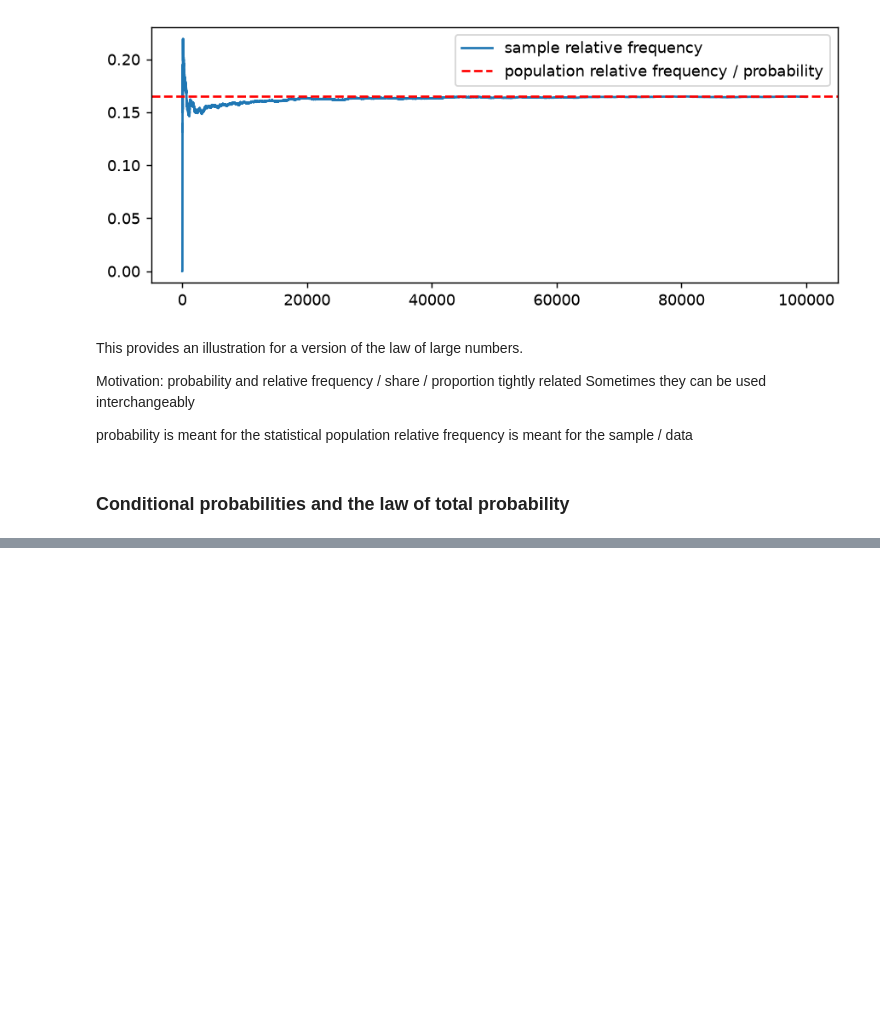
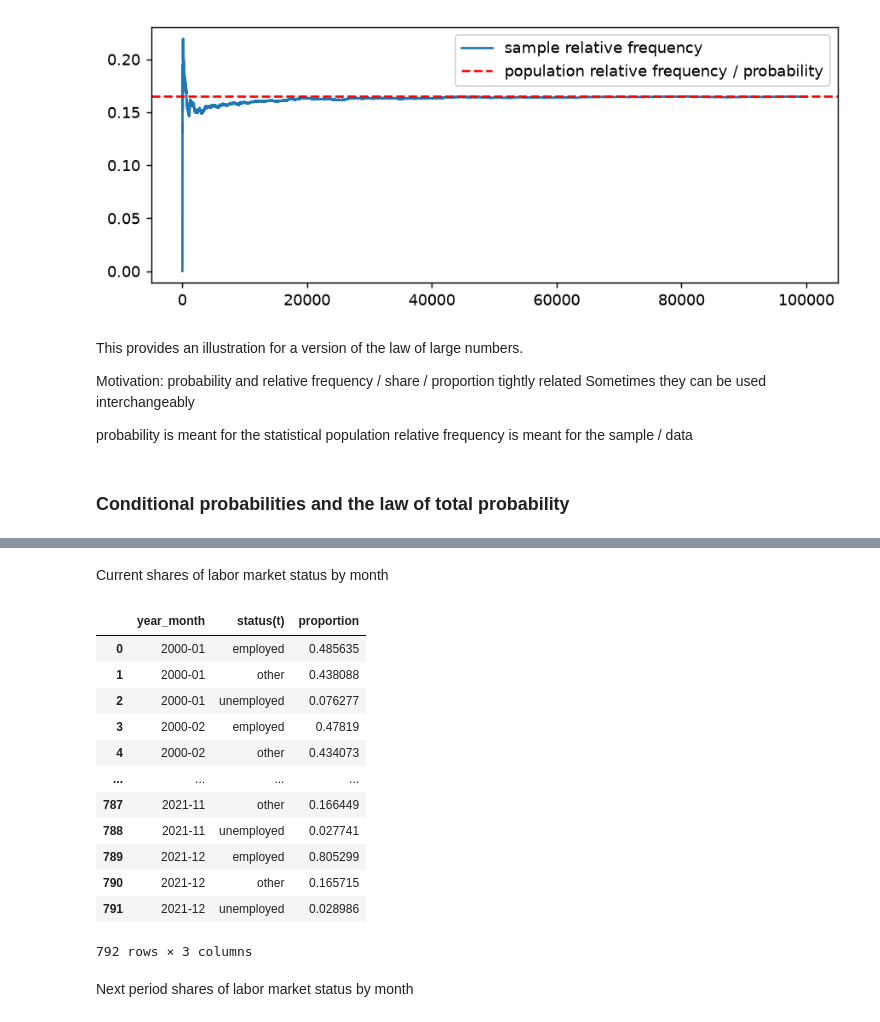
Before and after one commit to danielbgyetvai/data-analytics-python-wise2627, a Jupyter notebook: notebooks/probabilities.ipynb, the cells around one changed output, grey strips where cells are left out. Cells and saved outputs as stored; diff of their text form; code cells hidden in the pictures; blank space fills up the shorter version.

```diff
--- a/notebooks/probabilities.ipynb
+++ b/notebooks/probabilities.ipynb
@@ -389,0 +439,20 @@ Let us first create a coarser definition of employment status:
+# %%
+recoding_dictionary = {
+    'intermittently employed': 'employed',
+    'military': 'other',
+    'non-participant': 'other'
+}
+# status in month t
+# is based on the employment category in the current month t
+df['status(t)'] = df['emp_category'].replace(
+    to_replace=recoding_dictionary
+)
+# status in month t+1
+# is based on the employment category in the next month t+1
+df['status(t+1)'] = df['emp_category_next'].replace(
+    to_replace=recoding_dictionary
+)
+# checking that there are only three categories in both cases
+# by counting the number of occurrences per unique value
+print(df['status(t)'].value_counts())
+print(df['status(t+1)'].value_counts())
@@ -389,0 +516,33 @@ Let us first create a coarser definition of employment status:
+# %% [markdown]
+Current shares of labor market status by month
+# %%
+current_shares=(
+    df
+        # group by month t
+        # so that the shares are computed within each month t
+        # select the column status(t)
+        .groupby(by='year_month')['status(t)']
+        .value_counts(
+            normalize=True
+        )
+        .reset_index()
+        .copy()
+)
+# %%
+current_shares
+# %% [output]
+|  | year_month | status(t) | proportion |
+| 0 | 2000-01 | employed | 0.485635 |
+| 1 | 2000-01 | other | 0.438088 |
+| 2 | 2000-01 | unemployed | 0.076277 |
+| 3 | 2000-02 | employed | 0.47819 |
+| 4 | 2000-02 | other | 0.434073 |
+| ... | ... | ... | ... |
+| 787 | 2021-11 | other | 0.166449 |
+| 788 | 2021-11 | unemployed | 0.027741 |
+| 789 | 2021-12 | employed | 0.805299 |
+| 790 | 2021-12 | other | 0.165715 |
+| 791 | 2021-12 | unemployed | 0.028986 |
+792 rows × 3 columns
+# %% [markdown]
+Next period shares of labor market status by month
```
Also changed, not shown: parts of 23 cells of this notebook, 1 other file.
